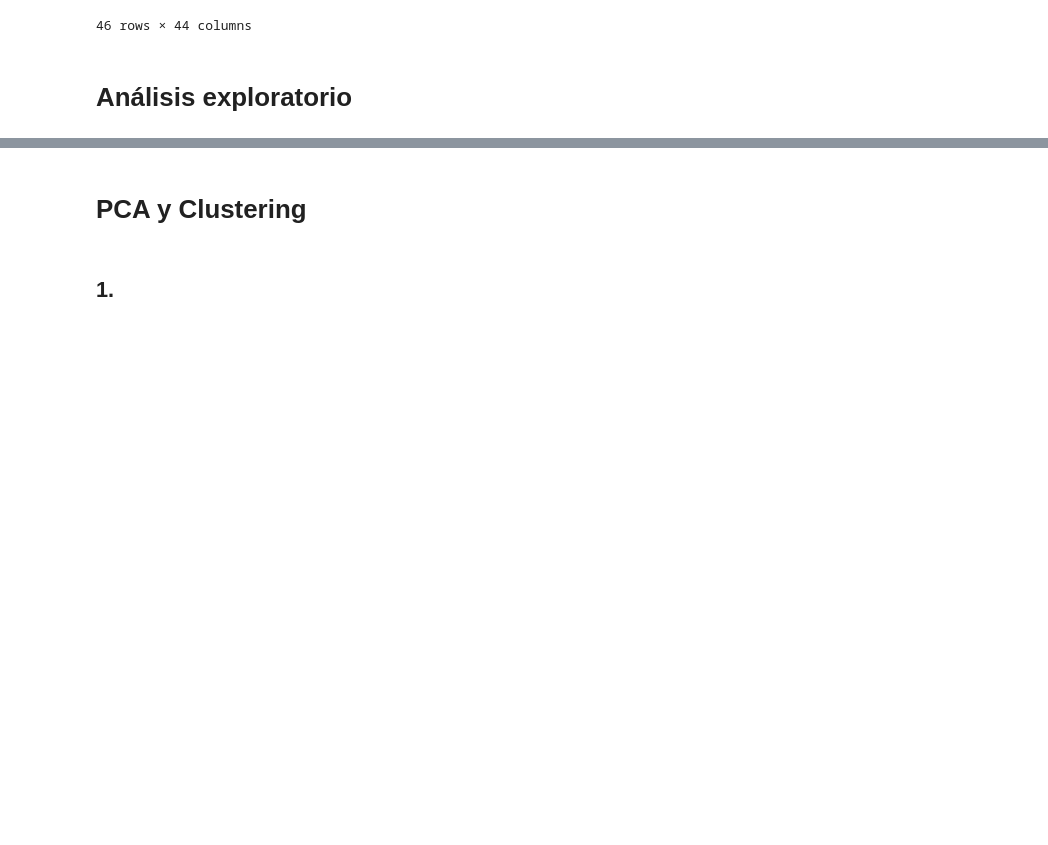
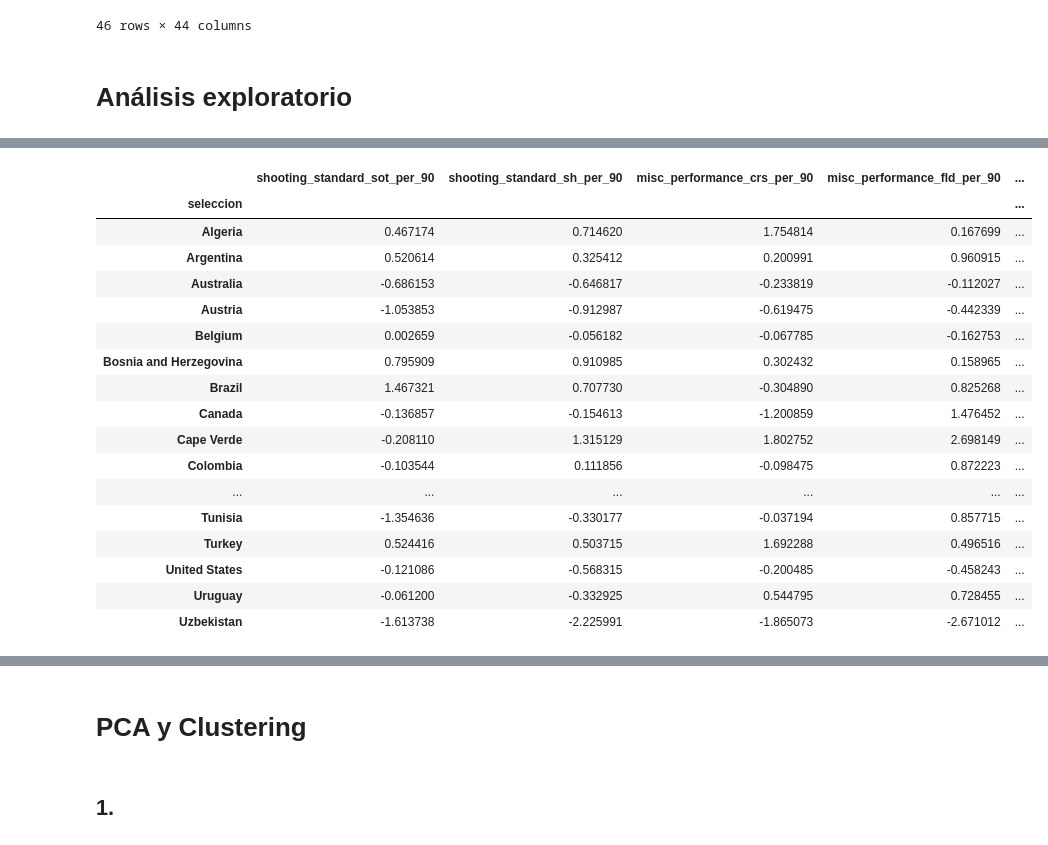
Before and after one commit to vinpalonsky/tp-labo-de-datos, a Jupyter notebook: vincenzo_palonsky-azul_soldani-francisco_amato.ipynb, the cells around one changed output, grey strips where cells are left out. Drawn from its saved outputs; the diff is of its cells as text; code cells hidden in the pictures; blank space fills up the shorter version.

```diff
--- a/vincenzo_palonsky-azul_soldani-francisco_amato.ipynb
+++ b/vincenzo_palonsky-azul_soldani-francisco_amato.ipynb
@@ -461,0 +399,55 @@ df_selecciones[variables_ofensivas].sum(axis=1).name = "desempeño_ofensivo"
+# %%
+# Creo un df con las variables que necesito a partir de df_selecciones
+df_ofensiva_defensiva = df_selecciones[[
+    "seleccion",
+    "shooting_standard_sot_per_90",
+    "shooting_standard_sh_per_90",
+    "misc_90s",
+    "misc_performance_crs",
+    "misc_performance_fld",
+    "misc_performance_off",
+    "misc_performance_int",
+    "misc_performance_tklw",
+    "misc_performance_fls"]].set_index("seleccion")
+
+# Proceso las variables de misc_performance para que sean por 90 minutos (por partido)
+variables_misc = [col for col in df_ofensiva_defensiva.columns if col.startswith("misc_performance")]
+df_ofensiva_defensiva[variables_misc] = df_ofensiva_defensiva[variables_misc].div(df_ofensiva_defensiva["misc_90s"], axis=0)
+df_ofensiva_defensiva = df_ofensiva_defensiva.rename(columns={col: col + "_per_90" for col in variables_misc})
+df_ofensiva_defensiva.drop(columns="misc_90s", inplace=True) # elimino del df la columna misc_90s que ya usé
+
+# Estandarizo las variables
+df_ofensiva_defensiva = StandardScaler().set_output(transform="pandas").fit_transform(df_ofensiva_defensiva)
+
+# Creo los indices de ofensiva y defensiva haciendo un promedio ponderado de las variables estandarizadas
+df_ofensiva_defensiva["indice_ofensiva"] = 0.2 * df_ofensiva_defensiva["shooting_standard_sot_per_90"] +\
+                                            0.2 * df_ofensiva_defensiva["shooting_standard_sh_per_90"] +\
+                                            0.2 * df_ofensiva_defensiva["misc_performance_crs_per_90"] +\
+                                            0.2 * df_ofensiva_defensiva["misc_performance_fld_per_90"] +\
+                                            0.2 * df_ofensiva_defensiva["misc_performance_off_per_90"]
+
+df_ofensiva_defensiva["indice_defensiva"] = 0.34 * df_ofensiva_defensiva["misc_performance_int_per_90"] +\
+                                            0.33 * df_ofensiva_defensiva["misc_performance_tklw_per_90"] +\
+                                            0.33 * df_ofensiva_defensiva["misc_performance_fls_per_90"]
+
+
+df_ofensiva_defensiva
+# %% [output]
+|  | shooting_standard_sot_per_90 | shooting_standard_sh_per_90 | misc_performance_crs_per_90 | misc_performance_fld_per_90 | ... |
+| seleccion |  |  |  |  | ... |
+| Algeria | 0.467174 | 0.714620 | 1.754814 | 0.167699 | ... |
+| Argentina | 0.520614 | 0.325412 | 0.200991 | 0.960915 | ... |
+| Australia | -0.686153 | -0.646817 | -0.233819 | -0.112027 | ... |
+| Austria | -1.053853 | -0.912987 | -0.619475 | -0.442339 | ... |
+| Belgium | 0.002659 | -0.056182 | -0.067785 | -0.162753 | ... |
+| Bosnia and Herzegovina | 0.795909 | 0.910985 | 0.302432 | 0.158965 | ... |
+| Brazil | 1.467321 | 0.707730 | -0.304890 | 0.825268 | ... |
+| Canada | -0.136857 | -0.154613 | -1.200859 | 1.476452 | ... |
+| Cape Verde | -0.208110 | 1.315129 | 1.802752 | 2.698149 | ... |
+| Colombia | -0.103544 | 0.111856 | -0.098475 | 0.872223 | ... |
+| ... | ... | ... | ... | ... | ... |
+| Tunisia | -1.354636 | -0.330177 | -0.037194 | 0.857715 | ... |
+| Turkey | 0.524416 | 0.503715 | 1.692288 | 0.496516 | ... |
+| United States | -0.121086 | -0.568315 | -0.200485 | -0.458243 | ... |
+| Uruguay | -0.061200 | -0.332925 | 0.544795 | 0.728455 | ... |
+| Uzbekistan | -1.613738 | -2.225991 | -1.865073 | -2.671012 | ... |
```
Also changed, not shown: parts of 53 cells of this notebook.
